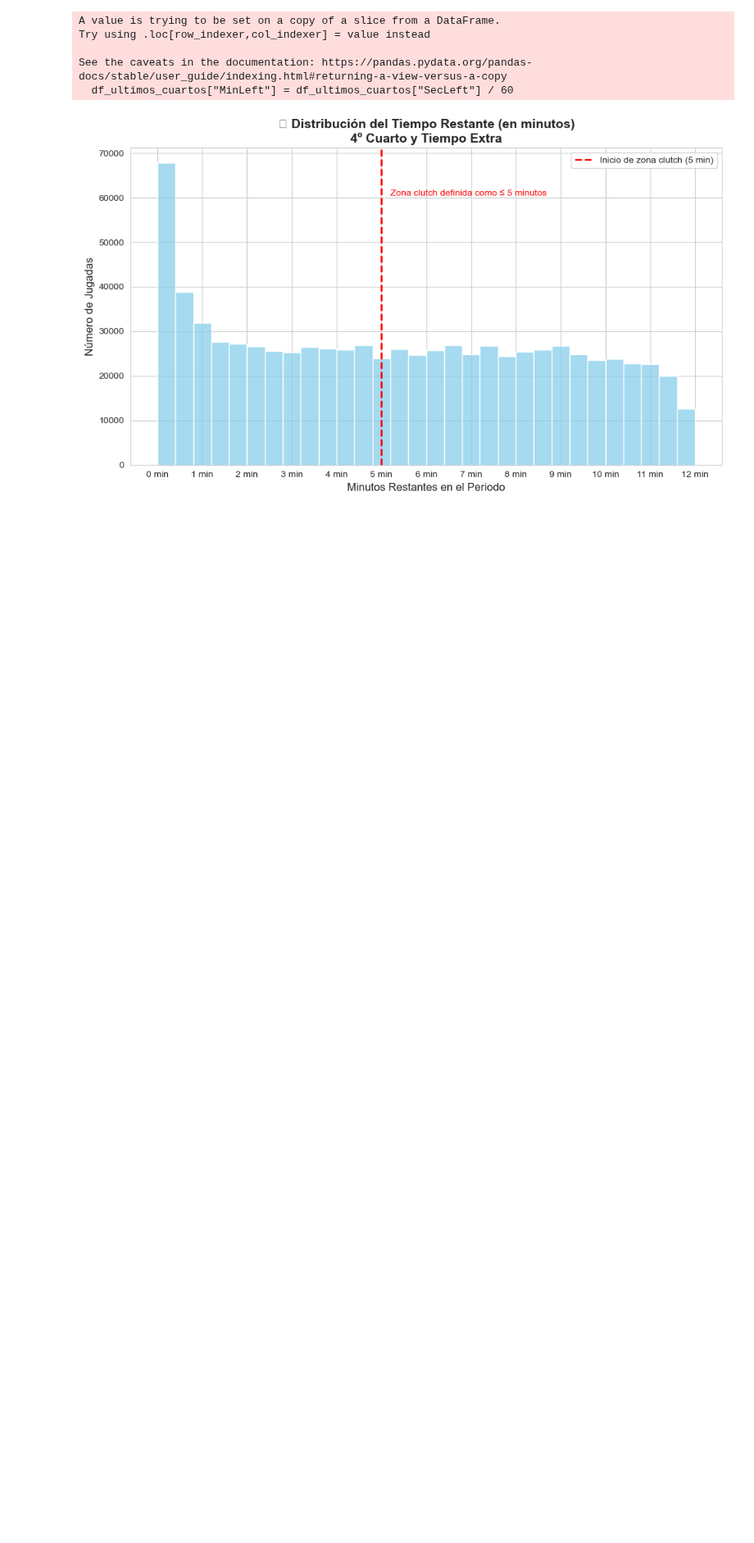
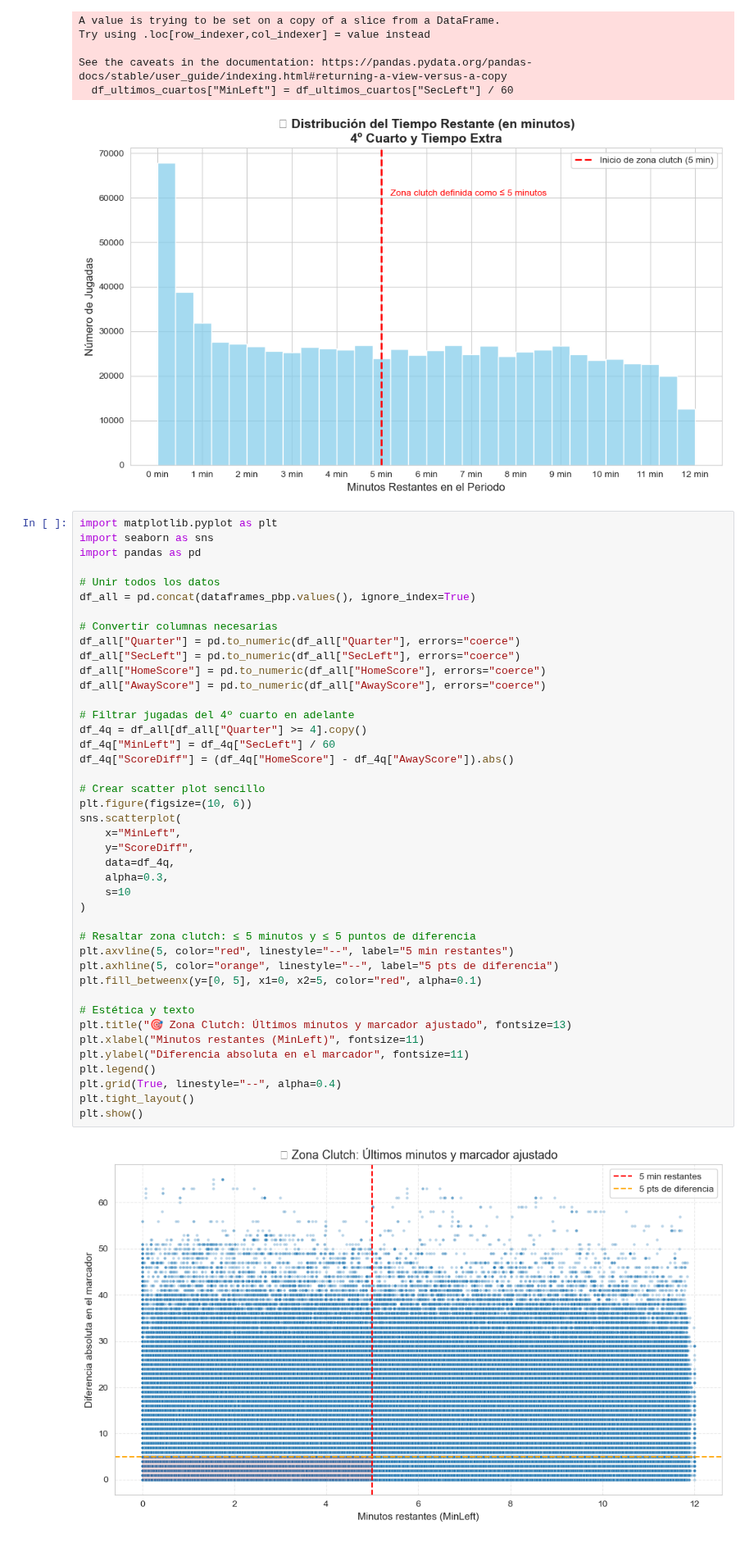
Before and after one commit to jorge-ivan-jimenez-reyes/DataScienceB, a Jupyter notebook: TercerExamen/Presentation.ipynb, the cells around one changed output. Shown at 82% size. Cells and saved outputs as stored; diff of their text form; blank space fills up the shorter version.

```diff
--- a/TercerExamen/Presentation.ipynb
+++ b/TercerExamen/Presentation.ipynb
@@ -240,6 +277,50 @@ Try using .loc[row_indexer,col_indexer] = value instead
 See the caveats in the documentation: https://pandas.pydata.org/pandas-docs/stable/user_guide/indexing.html#returning-a-view-versus-a-copy
   df_ultimos_cuartos["MinLeft"] = df_ultimos_cuartos["SecLeft"] / 60
 [figure]
+# %%
+import matplotlib.pyplot as plt
+import seaborn as sns
+import pandas as pd
+
+# Unir todos los datos
+df_all = pd.concat(dataframes_pbp.values(), ignore_index=True)
+
+# Convertir columnas necesarias
+df_all["Quarter"] = pd.to_numeric(df_all["Quarter"], errors="coerce")
+df_all["SecLeft"] = pd.to_numeric(df_all["SecLeft"], errors="coerce")
+df_all["HomeScore"] = pd.to_numeric(df_all["HomeScore"], errors="coerce")
+df_all["AwayScore"] = pd.to_numeric(df_all["AwayScore"], errors="coerce")
+
+# Filtrar jugadas del 4º cuarto en adelante
+df_4q = df_all[df_all["Quarter"] >= 4].copy()
+df_4q["MinLeft"] = df_4q["SecLeft"] / 60
+df_4q["ScoreDiff"] = (df_4q["HomeScore"] - df_4q["AwayScore"]).abs()
+
+# Crear scatter plot sencillo
+plt.figure(figsize=(10, 6))
+sns.scatterplot(
+    x="MinLeft",
+    y="ScoreDiff",
+    data=df_4q,
+    alpha=0.3,
+    s=10
+)
+
+# Resaltar zona clutch: ≤ 5 minutos y ≤ 5 puntos de diferencia
+plt.axvline(5, color="red", linestyle="--", label="5 min restantes")
+plt.axhline(5, color="orange", linestyle="--", label="5 pts de diferencia")
+plt.fill_betweenx(y=[0, 5], x1=0, x2=5, color="red", alpha=0.1)
+
+# Estética y texto
+plt.title("🎯 Zona Clutch: Últimos minutos y marcador ajustado", fontsize=13)
+plt.xlabel("Minutos restantes (MinLeft)", fontsize=11)
+plt.ylabel("Diferencia absoluta en el marcador", fontsize=11)
+plt.legend()
+plt.grid(True, linestyle="--", alpha=0.4)
+plt.tight_layout()
+plt.show()
+# %% [output]
+[figure, added]
 # %%
 # Número total de jugadas en Q4 y OT
 total_jugadas = len(df_ultimos_cuartos)
```
Also changed, not shown: parts of 8 cells of this notebook.
